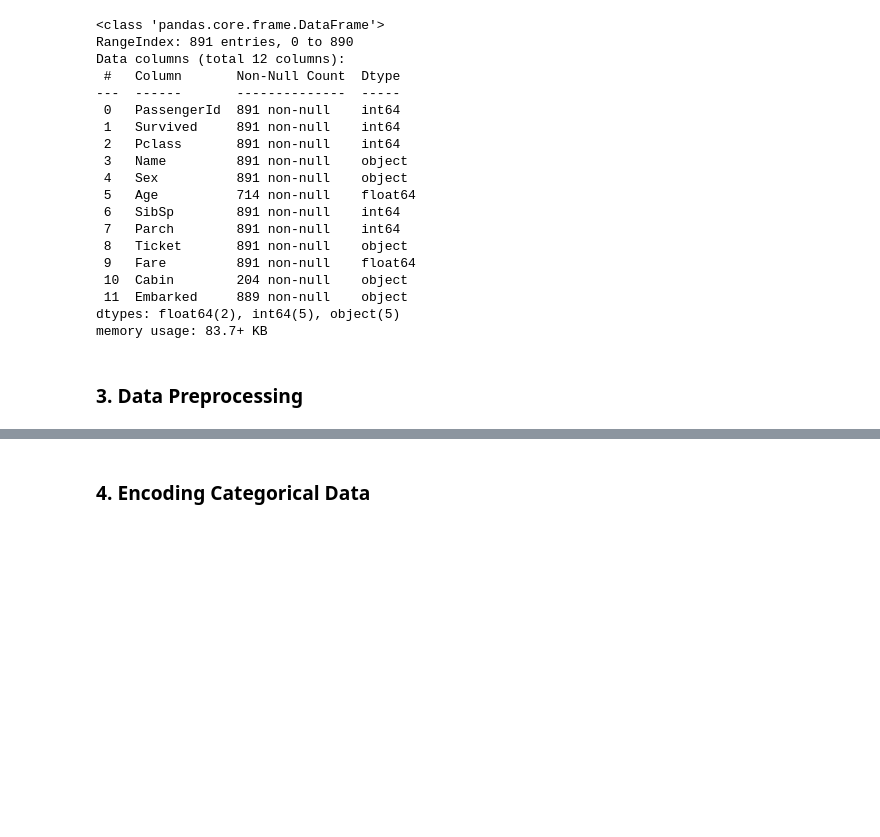
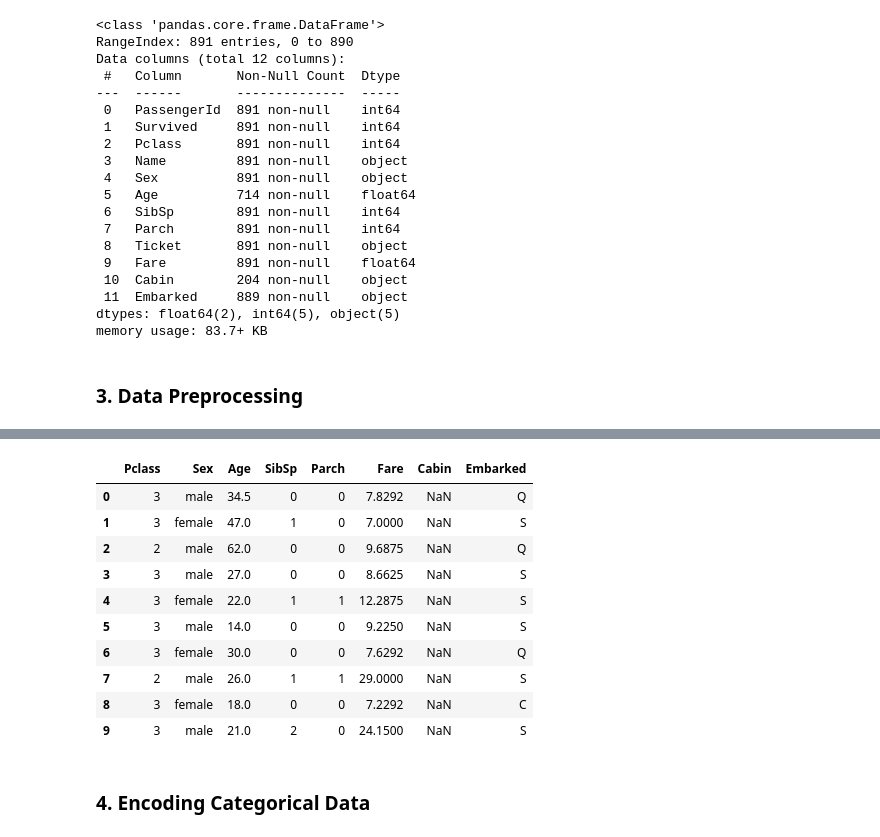
Before and after one commit to aSTRonuun/MachineLearning-2023-Vitor-Alves, a Jupyter notebook: 01-Exercices/08-Deep-Neural-Network/TensorFlow-Deep-Neutal-Network-Exercice.ipynb, the cells around one changed output, grey strips where cells are left out. Drawn from its saved outputs; the diff is of its cells as text; code cells hidden in the pictures; blank space fills up the shorter version.

```diff
--- a/01-Exercices/08-Deep-Neural-Network/TensorFlow-Deep-Neutal-Network-Exercice.ipynb
+++ b/01-Exercices/08-Deep-Neural-Network/TensorFlow-Deep-Neutal-Network-Exercice.ipynb
@@ -71,3 +72,17 @@ df_train.head(10)
+# %%
+df_test.head(10)
+# %% [output]
+|  | Pclass | Sex | Age | SibSp | Parch | Fare | Cabin | Embarked |
+| 0 | 3 | male | 34.5 | 0 | 0 | 7.8292 | NaN | Q |
+| 1 | 3 | female | 47.0 | 1 | 0 | 7.0000 | NaN | S |
+| 2 | 2 | male | 62.0 | 0 | 0 | 9.6875 | NaN | Q |
+| 3 | 3 | male | 27.0 | 0 | 0 | 8.6625 | NaN | S |
+| 4 | 3 | female | 22.0 | 1 | 1 | 12.2875 | NaN | S |
+| 5 | 3 | male | 14.0 | 0 | 0 | 9.2250 | NaN | S |
+| 6 | 3 | female | 30.0 | 0 | 0 | 7.6292 | NaN | Q |
+| 7 | 2 | male | 26.0 | 1 | 1 | 29.0000 | NaN | S |
+| 8 | 3 | female | 18.0 | 0 | 0 | 7.2292 | NaN | C |
+| 9 | 3 | male | 21.0 | 2 | 0 | 24.1500 | NaN | S |
 # %% [markdown]
 ### 4. Encoding Categorical Data
 # %%
```
Also changed, not shown: parts of 22 cells of this notebook.
